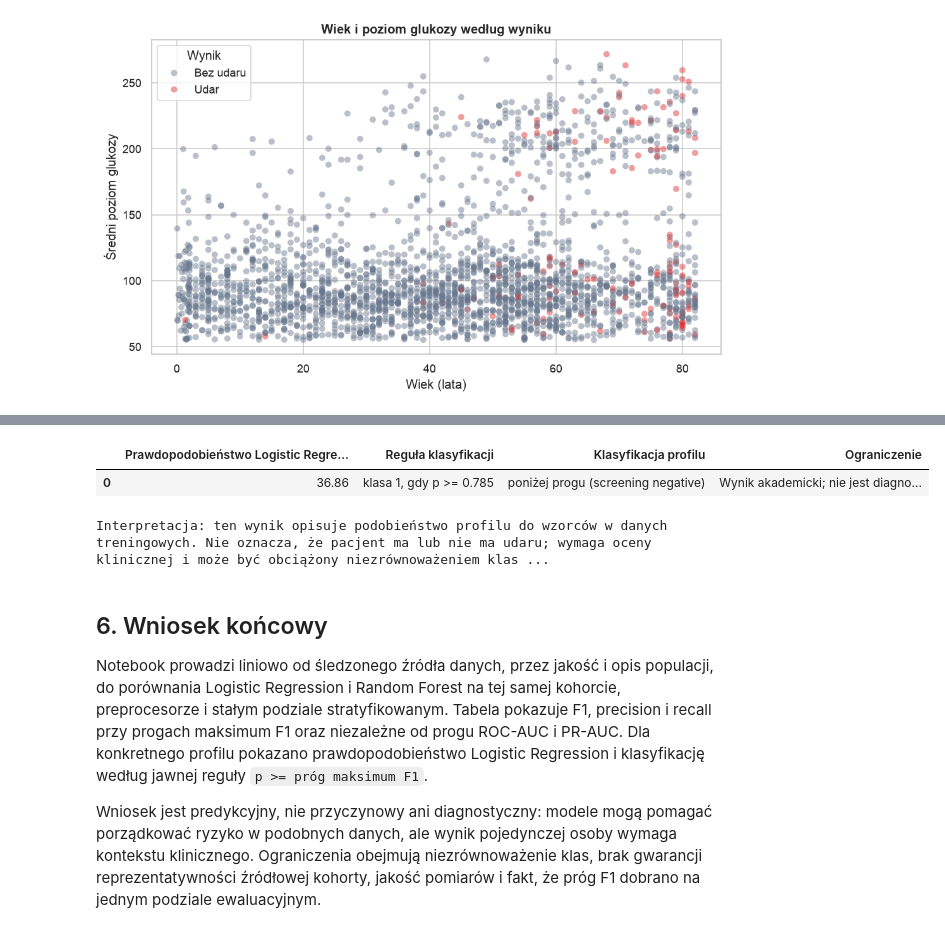
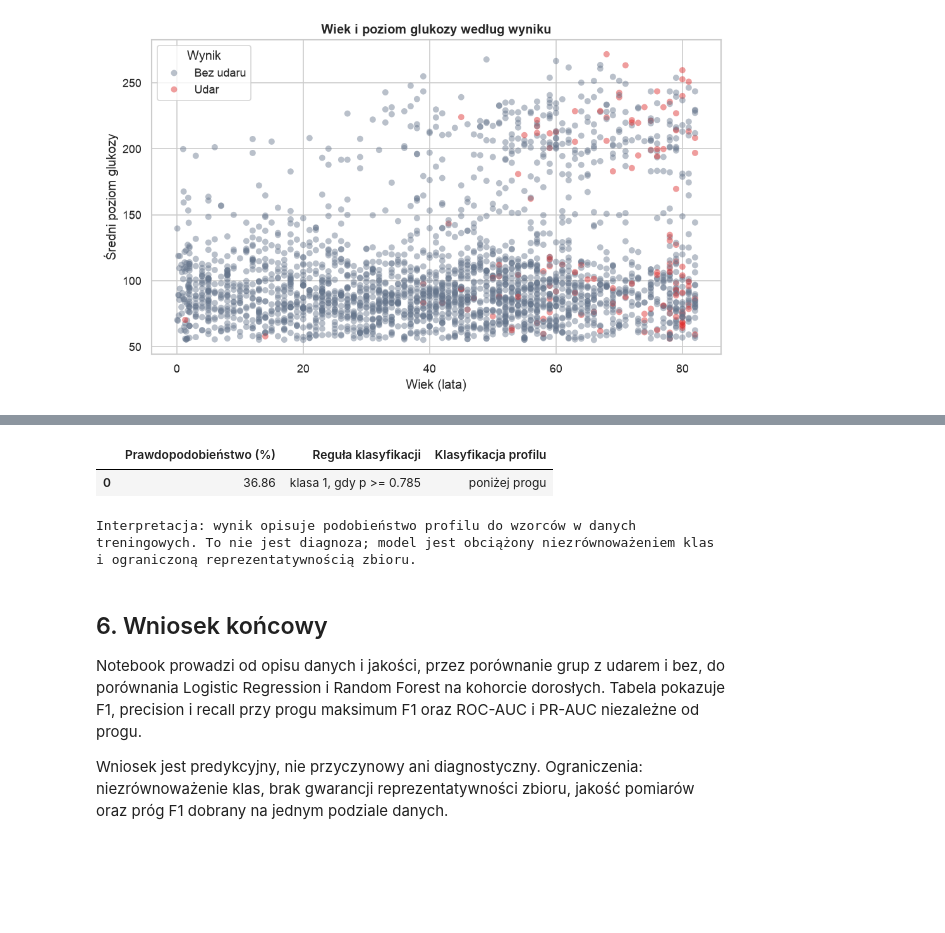
Before and after one commit to AntoniEntrepreneur/MedycznaAnaliza, a Jupyter notebook: notebooks/stroke_risk_analysis.ipynb, the cells around one changed output, grey strips where cells are left out. Cells and saved outputs as stored; diff of their text form; code cells hidden in the pictures; blank space fills up the shorter version.

Commit message:
Zmiany w notebook

```diff
--- a/notebooks/stroke_risk_analysis.ipynb
+++ b/notebooks/stroke_risk_analysis.ipynb
@@ -323,45 +341,39 @@ Reguła progu: wybierz próg t z treningowych predykcji out-of-fold, spośród w
 # %%
-# Konkretny profil pacjenta — predykcja Logistic Regression, nie diagnoza
+# Przykładowy profil pacjenta — predykcja Logistic Regression, nie diagnoza
 patient_sample = {
     "gender": "Female",
     "age": 55.0,
     "hypertension": 0,
     "heart_disease": 0,
     "ever_married": "Yes",
     "work_type": "Private",
     "Residence_type": "Urban",
     "avg_glucose_level": 110.0,
     "bmi": 28.0,
     "smoking_status": "never smoked",
 }
 
-logistic_row = benchmark["results"].loc[benchmark["results"]["model"] == "Logistic Regression"].iloc[0]
-logistic_pipeline = benchmark["models"]["Logistic Regression"]
-prediction = predict_stroke_risk(
-    logistic_pipeline,
-    patient_sample,
-    threshold=float(logistic_row["threshold"]),
-)
+
+probability = float(models["Logistic Regression"].predict_proba(pd.DataFrame([patient_sample]))[:, 1][0])
+threshold = thresholds["Logistic Regression"]
 prediction_summary = pd.DataFrame([{
-    "Prawdopodobieństwo Logistic Regression (%)": round(prediction["probability_percent"], 2),
-    "Reguła klasyfikacji": f"klasa 1, gdy p >= {prediction['decision_threshold']:.3f}",
-    "Klasyfikacja profilu": "powyżej progu (screening positive)" if prediction["screening_positive"] else "poniżej progu (screening negative)",
-    "Ograniczenie": "Wynik akademicki; nie jest diagnozą ani decyzją kliniczną",
+    "Prawdopodobieństwo (%)": round(probability * 100, 2),
+    "Reguła klasyfikacji": f"klasa 1, gdy p >= {threshold:.3f}",
+    "Klasyfikacja profilu": "powyżej progu" if probability >= threshold else "poniżej progu",
 }])
 display(prediction_summary)
 
 print(
-    "Interpretacja: ten wynik opisuje podobieństwo profilu do wzorców w danych treningowych. "
-    "Nie oznacza, że pacjent ma lub nie ma udaru; wymaga oceny klinicznej i może być obciążony "
-    "niezrównoważeniem klas, jakością danych oraz ograniczoną reprezentatywnością zbioru."
+    "Interpretacja: wynik opisuje podobieństwo profilu do wzorców w danych treningowych. "
+    "To nie jest diagnoza; model jest obciążony niezrównoważeniem klas i ograniczoną reprezentatywnością zbioru."
 )
 # %% [output]
-|  | Prawdopodobieństwo Logistic Regre... | Reguła klasyfikacji | Klasyfikacja profilu | Ograniczenie |
-| 0 | 36.86 | klasa 1, gdy p >= 0.785 | poniżej progu (screening negative) | Wynik akademicki; nie jest diagno... |
+|  | Prawdopodobieństwo (%) | Reguła klasyfikacji | Klasyfikacja profilu |
+| 0 | 36.86 | klasa 1, gdy p >= 0.785 | poniżej progu |
-Interpretacja: ten wynik opisuje podobieństwo profilu do wzorców w danych treningowych. Nie oznacza, że pacjent ma lub nie ma udaru; wymaga oceny klinicznej i może być obciążony niezrównoważeniem klas ...
+Interpretacja: wynik opisuje podobieństwo profilu do wzorców w danych treningowych. To nie jest diagnoza; model jest obciążony niezrównoważeniem klas i ograniczoną reprezentatywnością zbioru.
 # %% [markdown]
 ## 6. Wniosek końcowy
 
-Notebook prowadzi liniowo od śledzonego źródła danych, przez jakość i opis populacji, do porównania Logistic Regression i Random Forest na tej samej kohorcie, preprocesorze i stałym podziale stratyfikowanym. Tabela pokazuje F1, precision i recall przy progach maksimum F1 oraz niezależne od progu ROC-AUC i PR-AUC. Dla konkretnego profilu pokazano prawdopodobieństwo Logistic Regression i klasyfikację według jawnej reguły `p >= próg maksimum F1`.
+Notebook prowadzi od opisu danych i jakości, przez porównanie grup z udarem i bez, do porównania Logistic Regression i Random Forest na kohorcie dorosłych. Tabela pokazuje F1, precision i recall przy progu maksimum F1 oraz ROC-AUC i PR-AUC niezależne od progu.
 
-Wniosek jest predykcyjny, nie przyczynowy ani diagnostyczny: modele mogą pomagać porządkować ryzyko w podobnych danych, ale wynik pojedynczej osoby wymaga kontekstu klinicznego. Ograniczenia obejmują niezrównoważenie klas, brak gwarancji reprezentatywności źródłowej kohorty, jakość pomiarów i fakt, że próg F1 dobrano na jednym podziale ewaluacyjnym.
+Wniosek jest predykcyjny, nie przyczynowy ani diagnostyczny. Ograniczenia: niezrównoważenie klas, brak gwarancji reprezentatywności zbioru, jakość pomiarów oraz próg F1 dobrany na jednym podziale danych.
```
Also changed, not shown: parts of 11 cells of this notebook, 5 other files.
